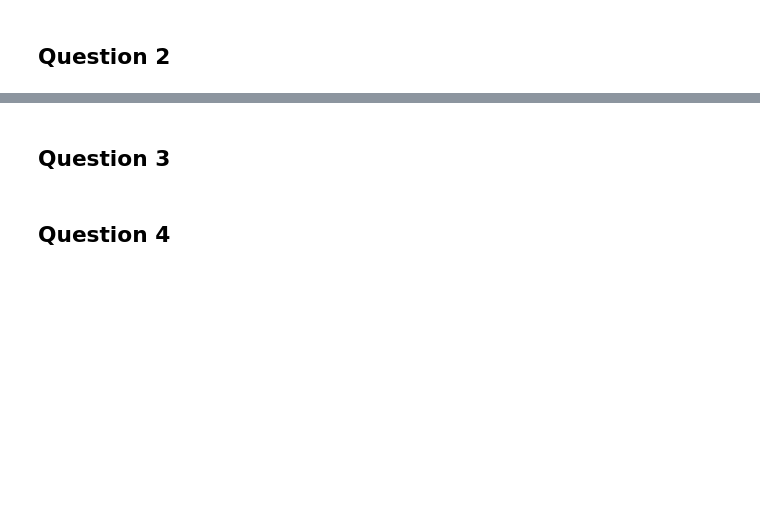
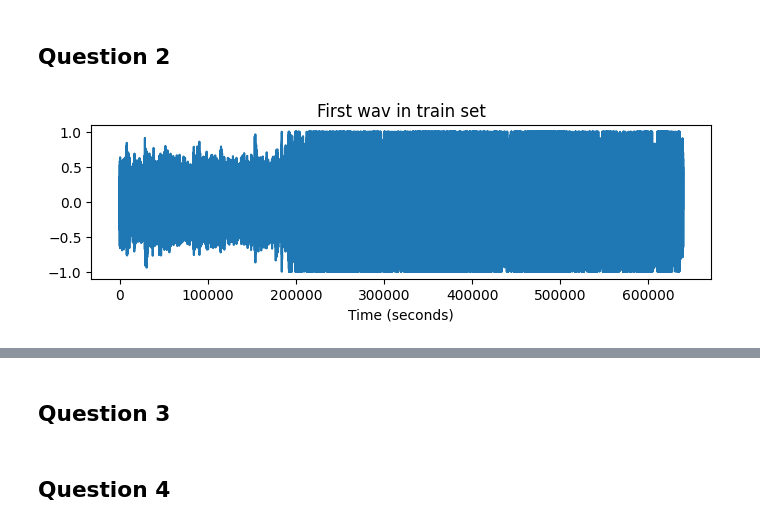
Before and after one commit to FranciscoMessina00/HomeworkCMRM2023, a Jupyter notebook: Homework_1.ipynb, the cells around one changed output, grey strips where cells are left out. Cells and saved outputs as stored; diff of their text form; code cells hidden in the pictures; blank space fills up the shorter version.

```diff
--- a/Homework_1.ipynb
+++ b/Homework_1.ipynb
@@ -126,5 +122,35 @@ plt.show()
+# %%
+# Preprocessing
+#def MinMaxScaler(x, feature_range=(-1, 1)):
+#  max_value = max(abs(x))
+#  return x/max_value
+# ho definito anche questa qua in caso il range non è per forza da -1 a 1
+#def MinMaxScaler2(x, feature_range=(-1, 1)):
+#  range = (feature_range[1] - feature_range[0])/2
+#  translate = (feature_range[1] + feature_range[0])/2
+#  max_value = max(abs(x))
+#  x_scaled = x*range/max_value
+#  return x_scaled+translate
+from sklearn.preprocessing import MinMaxScaler
+#for i in np.arange(audio_train.shape[0]):
+#  audio_train[i] = MinMaxScaler(audio_train[i])
+scaler = MinMaxScaler(feature_range=(-1, 1))
+scaler.fit(audio_train)
+audio_train = scaler.transform(audio_train)
+#for i in np.arange(audio_test.shape[0]):
+#  audio_test[i] = sklearn.MinMaxScaler(audio_test[i])
+scaler2 = MinMaxScaler(feature_range=(-1, 1))
+scaler2.fit(audio_test)
+audio_test = scaler2.transform(audio_test)
 # %%
 # Plot the first wav in the train set after preprocessing
+plt.figure(figsize=(8, 2))
+plt.title('First wav in train set')
+plt.xlabel('Time (seconds)')
+plt.plot(audio_train[0])
+plt.show()
+# %% [output]
+[figure, added]
 # %%
 # Compute local average
 def compute_local_average(x, M):
```
Also changed, not shown: parts of 8 cells of this notebook.
